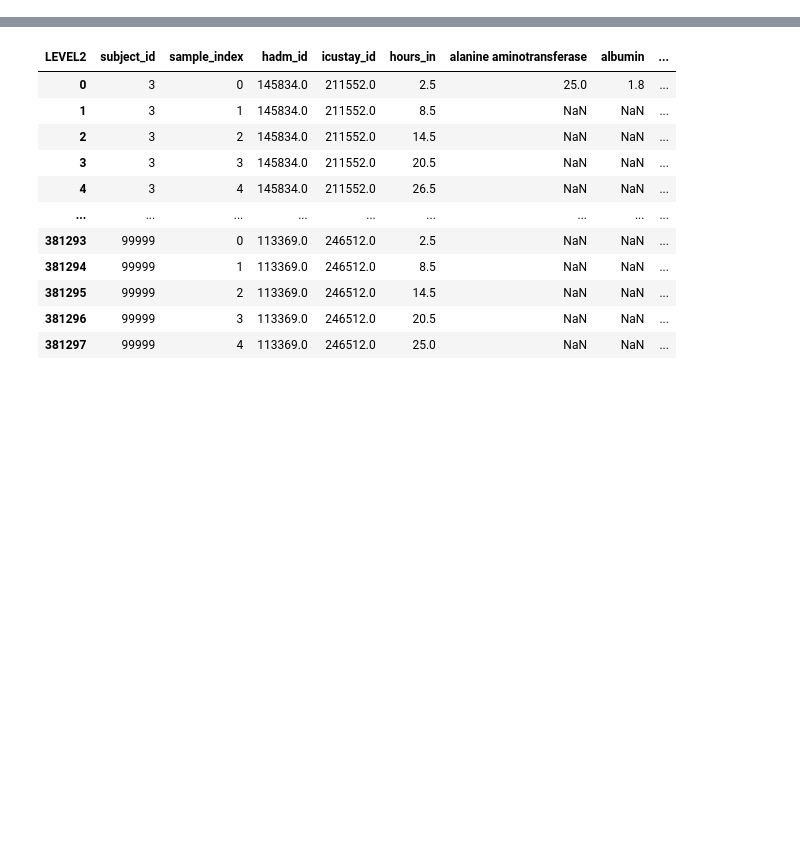
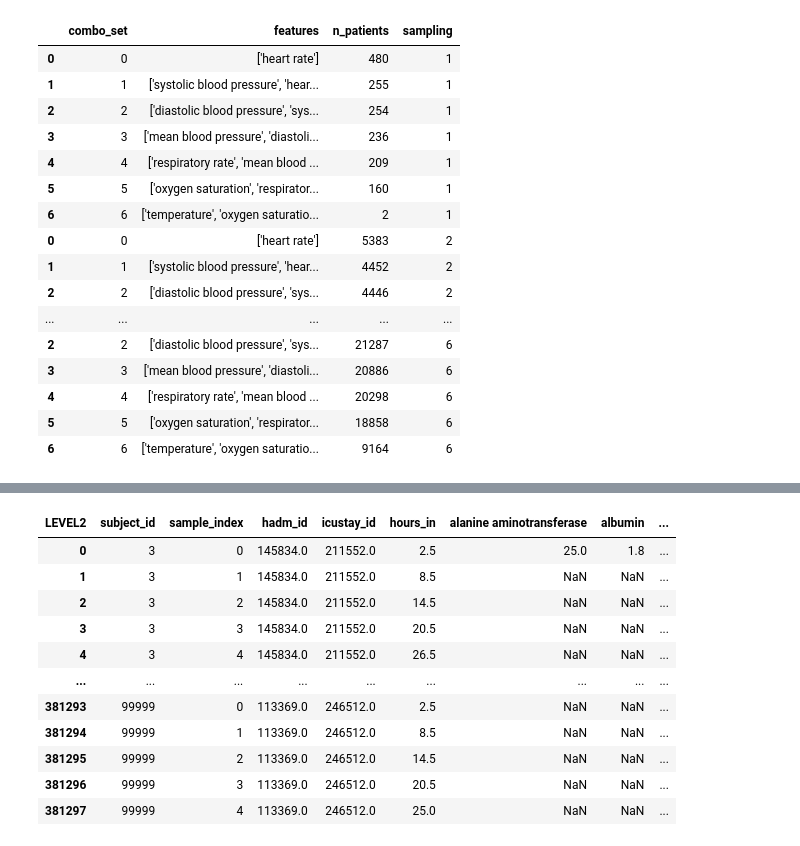
Before and after one commit to ngiesa/mi_icu, a Jupyter notebook: mimic_preprocessing.ipynb, the cells around one changed output, grey strips where cells are left out. Cells and saved outputs as stored; diff of their text form; code cells hidden in the pictures; blank space fills up the shorter version.

```diff
--- a/mimic_preprocessing.ipynb
+++ b/mimic_preprocessing.ipynb
@@ -11,0 +14,20 @@ data_loader = DataLoader(data_path=DATA_PATH)
+# %%
+df_combo_sets
+# %% [output]
+|  | combo_set | features | n_patients | sampling |
+| 0 | 0 | ['heart rate'] | 480 | 1 |
+| 1 | 1 | ['systolic blood pressure', 'hear... | 255 | 1 |
+| 2 | 2 | ['diastolic blood pressure', 'sys... | 254 | 1 |
+| 3 | 3 | ['mean blood pressure', 'diastoli... | 236 | 1 |
+| 4 | 4 | ['respiratory rate', 'mean blood ... | 209 | 1 |
+| 5 | 5 | ['oxygen saturation', 'respirator... | 160 | 1 |
+| 6 | 6 | ['temperature', 'oxygen saturatio... | 2 | 1 |
+| 0 | 0 | ['heart rate'] | 5383 | 2 |
+| 1 | 1 | ['systolic blood pressure', 'hear... | 4452 | 2 |
+| 2 | 2 | ['diastolic blood pressure', 'sys... | 4446 | 2 |
+| ... | ... | ... | ... | ... |
+| 2 | 2 | ['diastolic blood pressure', 'sys... | 21287 | 6 |
+| 3 | 3 | ['mean blood pressure', 'diastoli... | 20886 | 6 |
+| 4 | 4 | ['respiratory rate', 'mean blood ... | 20298 | 6 |
+| 5 | 5 | ['oxygen saturation', 'respirator... | 18858 | 6 |
+| 6 | 6 | ['temperature', 'oxygen saturatio... | 9164 | 6 |
```
Also changed, not shown: parts of 5 cells of this notebook, 34 other files.
